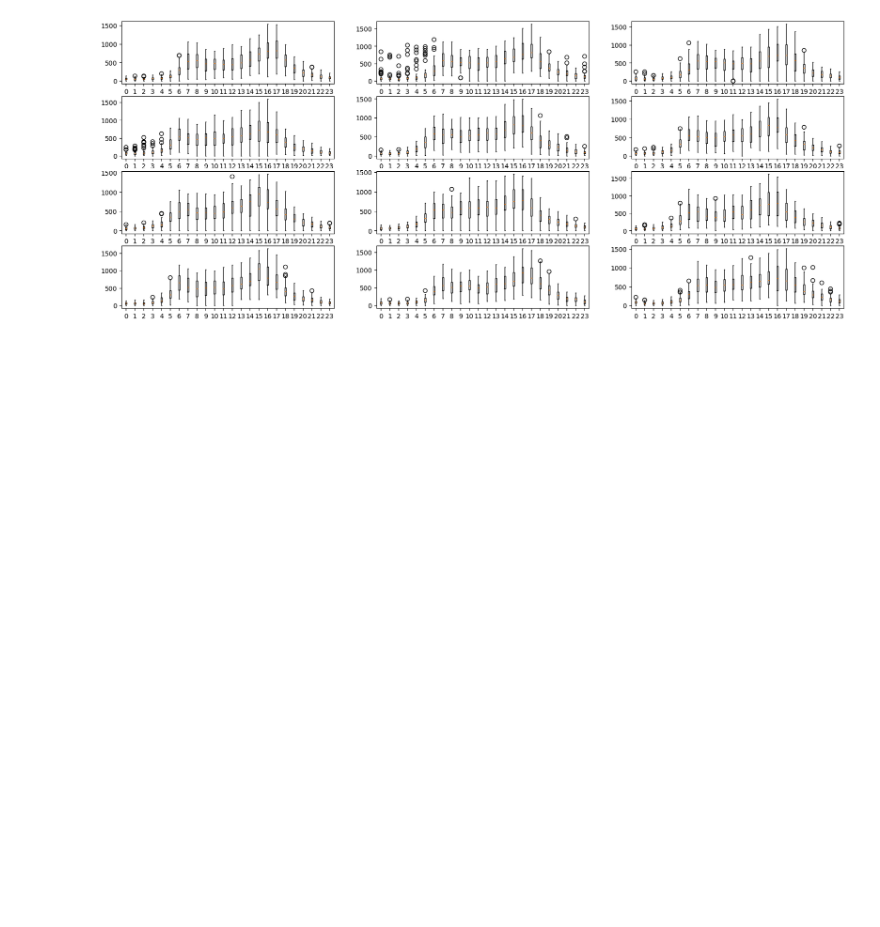
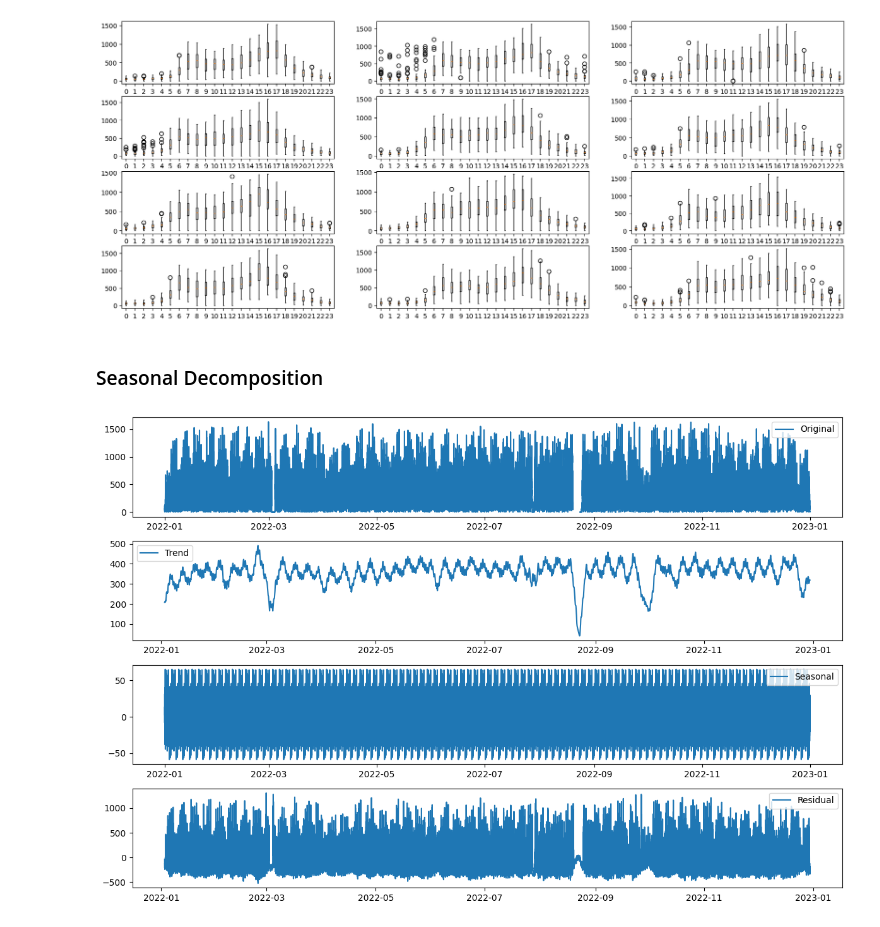
Before and after one commit to cmconlan/Adaptive_Traffic_Simulator, a Jupyter notebook: 1. EDA and Sensor Selection.ipynb, the cells around one changed output. Drawn from its saved outputs; the diff is of its cells as text; code cells hidden in the pictures; blank space fills up the shorter version.

```diff
--- a/1. EDA and Sensor Selection.ipynb
+++ b/1. EDA and Sensor Selection.ipynb
@@ -244,0 +252,5 @@ Rate of outliers : 4.3%
+# %%
+for col in ts_columns:
+    variable_name = f"{col}_interpolated"
+    ts_all[variable_name] = ts_all[col].interpolate(method='time')
+    ts_all[variable_name].bfill(inplace=True)
@@ -320,3 +350,31 @@ for m in range(1,13):
 plt.show()
 # %% [output]
 [figure]
+# %% [markdown]
+### Seasonal Decomposition
+# %%
+# Perform seasonal decomposition
+result = seasonal_decompose(ts_all['All Lanes_interpolated'], model='additive', period=365)
+
+# Plot the original, trend, seasonal, and residual components
+plt.figure(figsize=(12, 8))
+plt.subplot(4, 1, 1)
+plt.plot(ts_all['All Lanes'], label='Original')
+plt.legend()
+
+plt.subplot(4, 1, 2)
+plt.plot(result.trend, label='Trend')
+plt.legend()
+
+plt.subplot(4, 1, 3)
+plt.plot(result.seasonal, label='Seasonal')
+plt.legend()
+
+plt.subplot(4, 1, 4)
+plt.plot(result.resid, label='Residual')
+plt.legend()
+
+plt.tight_layout()
+plt.show()
+# %% [output]
+[figure, added]
```
Also changed, not shown: parts of 13 cells of this notebook.
